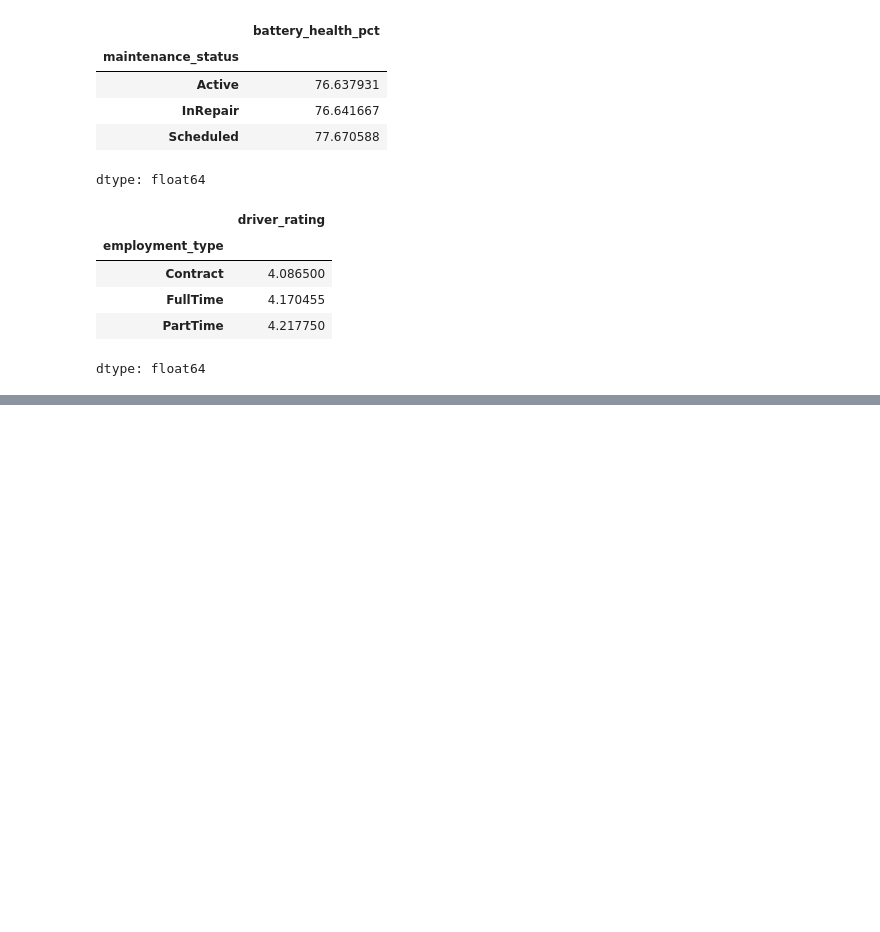
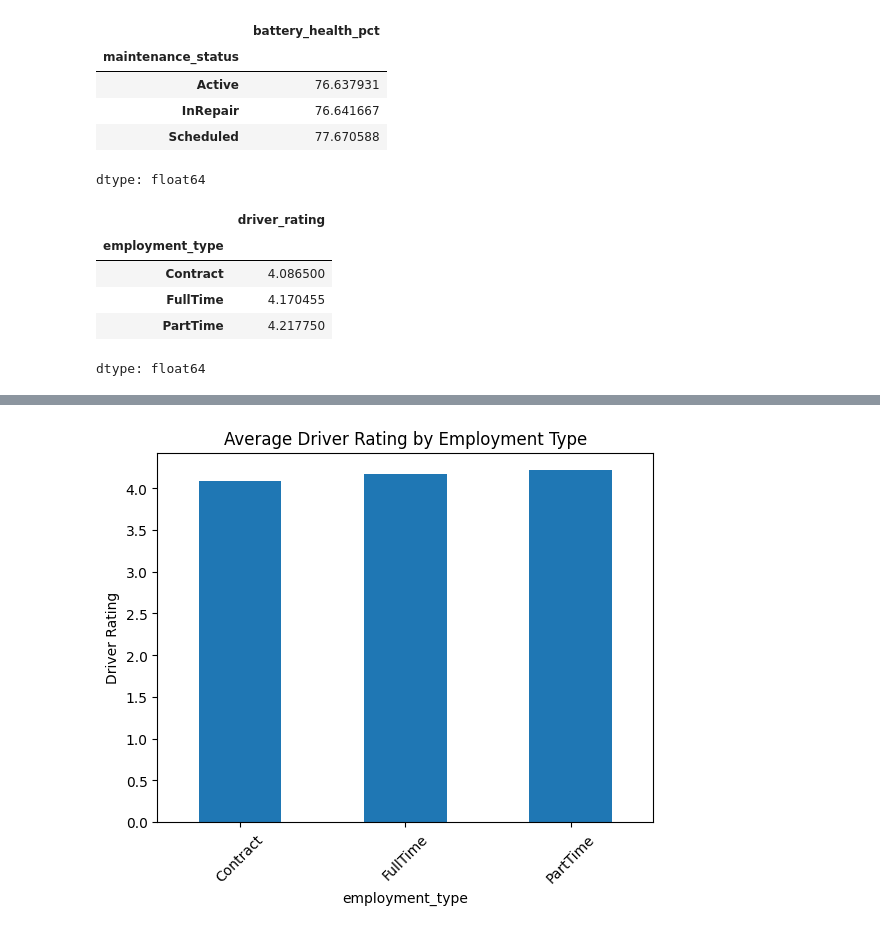
Before and after one commit to fathmafidzz2004-hash/CourseWorkRepository, a Jupyter notebook: Untitled20.ipynb, the cells around one changed output, grey strips where cells are left out. Saved outputs shown, nothing was run; the diff lists cells and outputs as text; code cells hidden in the pictures; blank space fills up the shorter version.

```diff
--- a/Untitled20.ipynb
+++ b/Untitled20.ipynb
@@ -201,0 +241,11 @@ dtype: float64
+# %%
+import matplotlib.pyplot as plt
+
+drivers.groupby("employment_type")["driver_rating"].mean().plot(kind="bar")
+
+plt.title("Average Driver Rating by Employment Type")
+plt.ylabel("Driver Rating")
+plt.xticks(rotation=45)
+plt.show()
+# %% [output]
+[figure, added]
```
Also changed, not shown: parts of 22 cells of this notebook.
